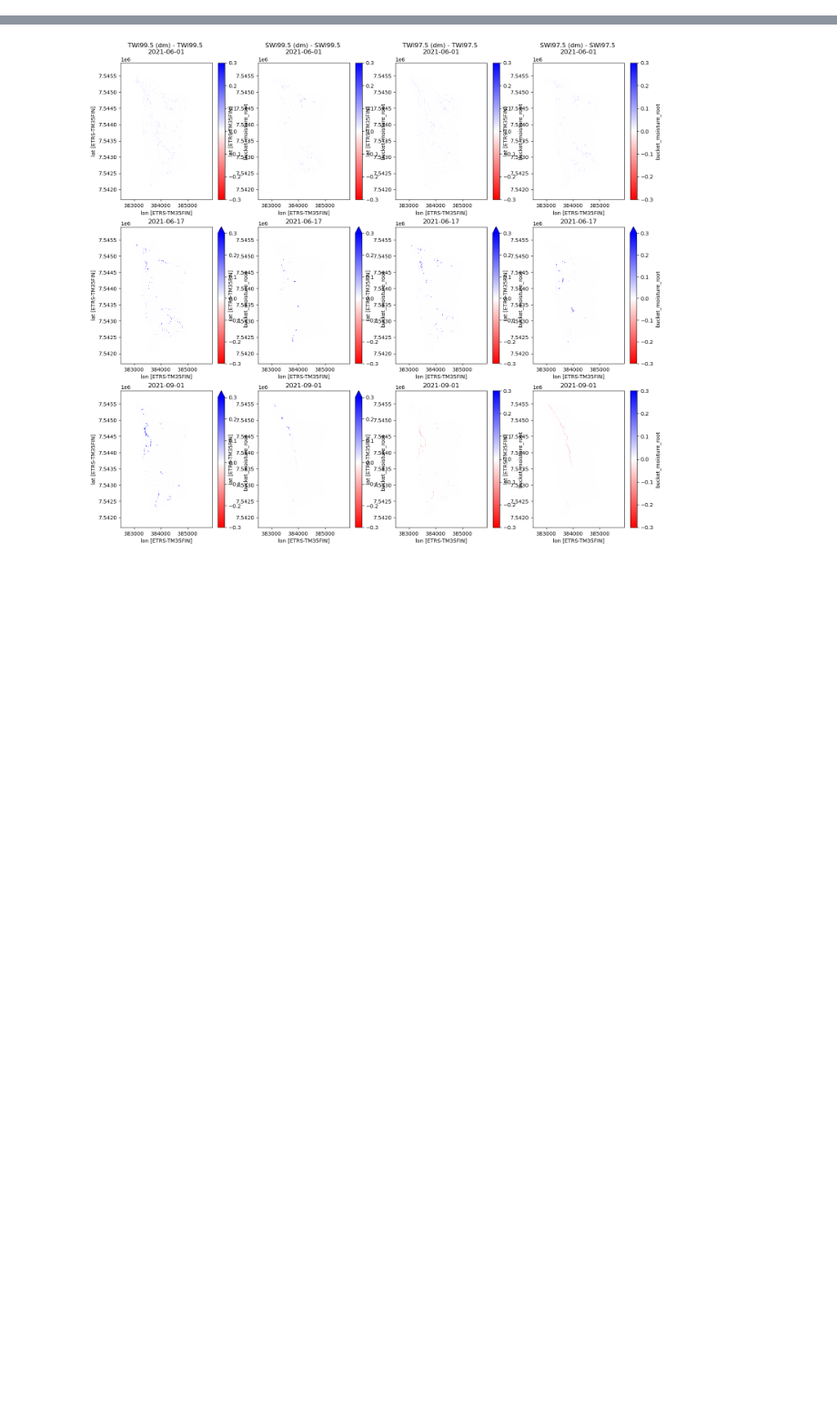
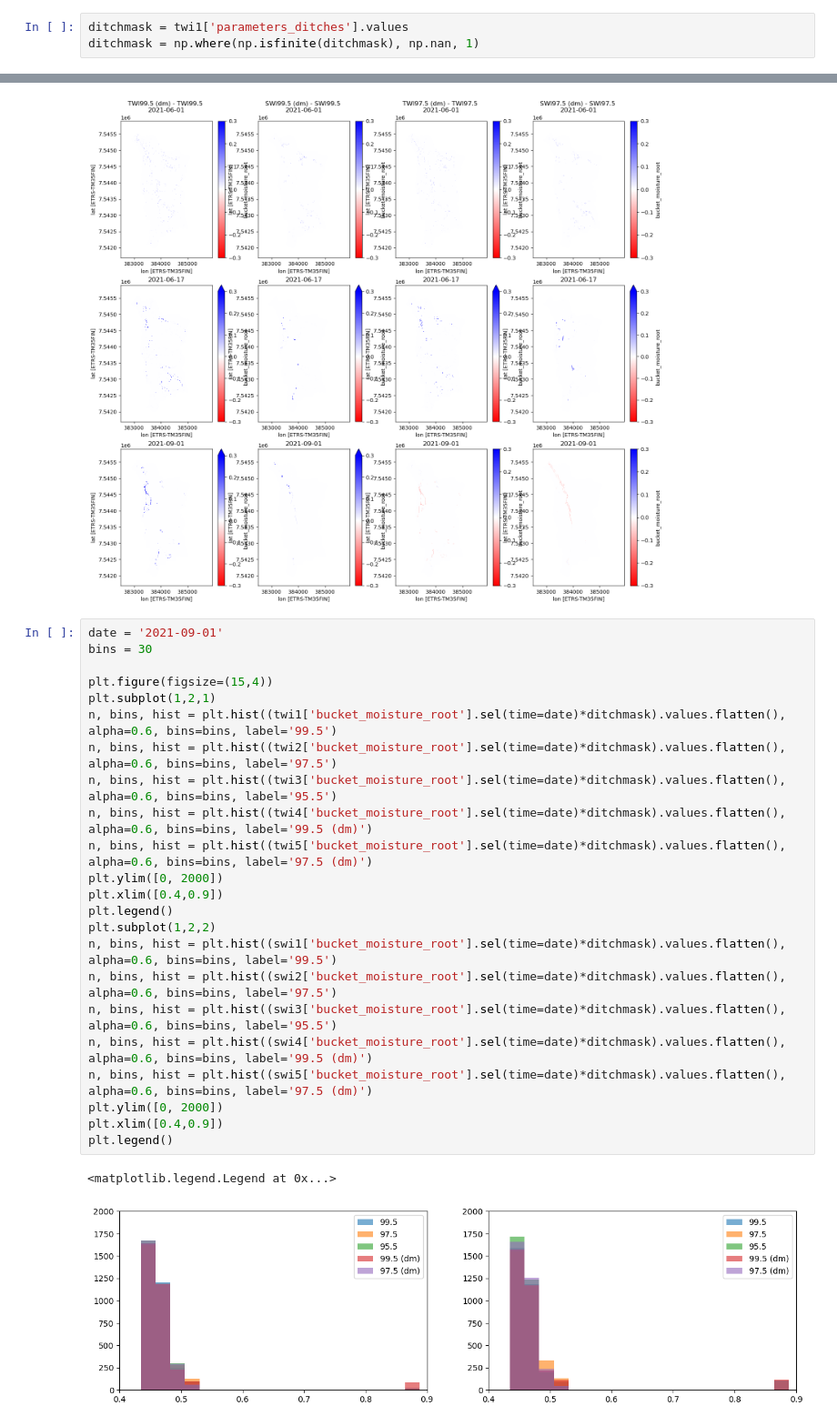
Before and after one commit to jpnousu/SpaFHy_v2.0, a Jupyter notebook: topmodel_test.ipynb, the cells around one changed output, grey strips where cells are left out. Shown at 91% size. Saved outputs shown, nothing was run; the diff lists cells and outputs as text; blank space fills up the shorter version.

```diff
--- a/topmodel_test.ipynb
+++ b/topmodel_test.ipynb
@@ -44,3 +48,6 @@ swi2 = xr.open_dataset(file6)
 swi3 = xr.open_dataset(file7)
 swi4 = xr.open_dataset(file8)
 swi5 = xr.open_dataset(file10)
+# %%
+ditchmask = twi1['parameters_ditches'].values
+ditchmask = np.where(np.isfinite(ditchmask), np.nan, 1)
@@ -422,3 +447,29 @@ plt.title(f'{date}')
 # %% [output]
 Text(0.5, 1.0, '2021-09-01')
 [figure]
+# %%
+date = '2021-09-01'
+bins = 30
+
+plt.figure(figsize=(15,4))
+plt.subplot(1,2,1)
+n, bins, hist = plt.hist((twi1['bucket_moisture_root'].sel(time=date)*ditchmask).values.flatten(), alpha=0.6, bins=bins, label='99.5')
+n, bins, hist = plt.hist((twi2['bucket_moisture_root'].sel(time=date)*ditchmask).values.flatten(), alpha=0.6, bins=bins, label='97.5')
+n, bins, hist = plt.hist((twi3['bucket_moisture_root'].sel(time=date)*ditchmask).values.flatten(), alpha=0.6, bins=bins, label='95.5')
+n, bins, hist = plt.hist((twi4['bucket_moisture_root'].sel(time=date)*ditchmask).values.flatten(), alpha=0.6, bins=bins, label='99.5 (dm)')
+n, bins, hist = plt.hist((twi5['bucket_moisture_root'].sel(time=date)*ditchmask).values.flatten(), alpha=0.6, bins=bins, label='97.5 (dm)')
+plt.ylim([0, 2000])
+plt.xlim([0.4,0.9])
+plt.legend()
+plt.subplot(1,2,2)
+n, bins, hist = plt.hist((swi1['bucket_moisture_root'].sel(time=date)*ditchmask).values.flatten(), alpha=0.6, bins=bins, label='99.5')
+n, bins, hist = plt.hist((swi2['bucket_moisture_root'].sel(time=date)*ditchmask).values.flatten(), alpha=0.6, bins=bins, label='97.5')
+n, bins, hist = plt.hist((swi3['bucket_moisture_root'].sel(time=date)*ditchmask).values.flatten(), alpha=0.6, bins=bins, label='95.5')
+n, bins, hist = plt.hist((swi4['bucket_moisture_root'].sel(time=date)*ditchmask).values.flatten(), alpha=0.6, bins=bins, label='99.5 (dm)')
+n, bins, hist = plt.hist((swi5['bucket_moisture_root'].sel(time=date)*ditchmask).values.flatten(), alpha=0.6, bins=bins, label='97.5 (dm)')
+plt.ylim([0, 2000])
+plt.xlim([0.4,0.9])
+plt.legend()
+# %% [output]
+<matplotlib.legend.Legend at 0x...>
+[figure, added]
```
Also changed, not shown: parts of 6 cells of this notebook, 44 other files.
